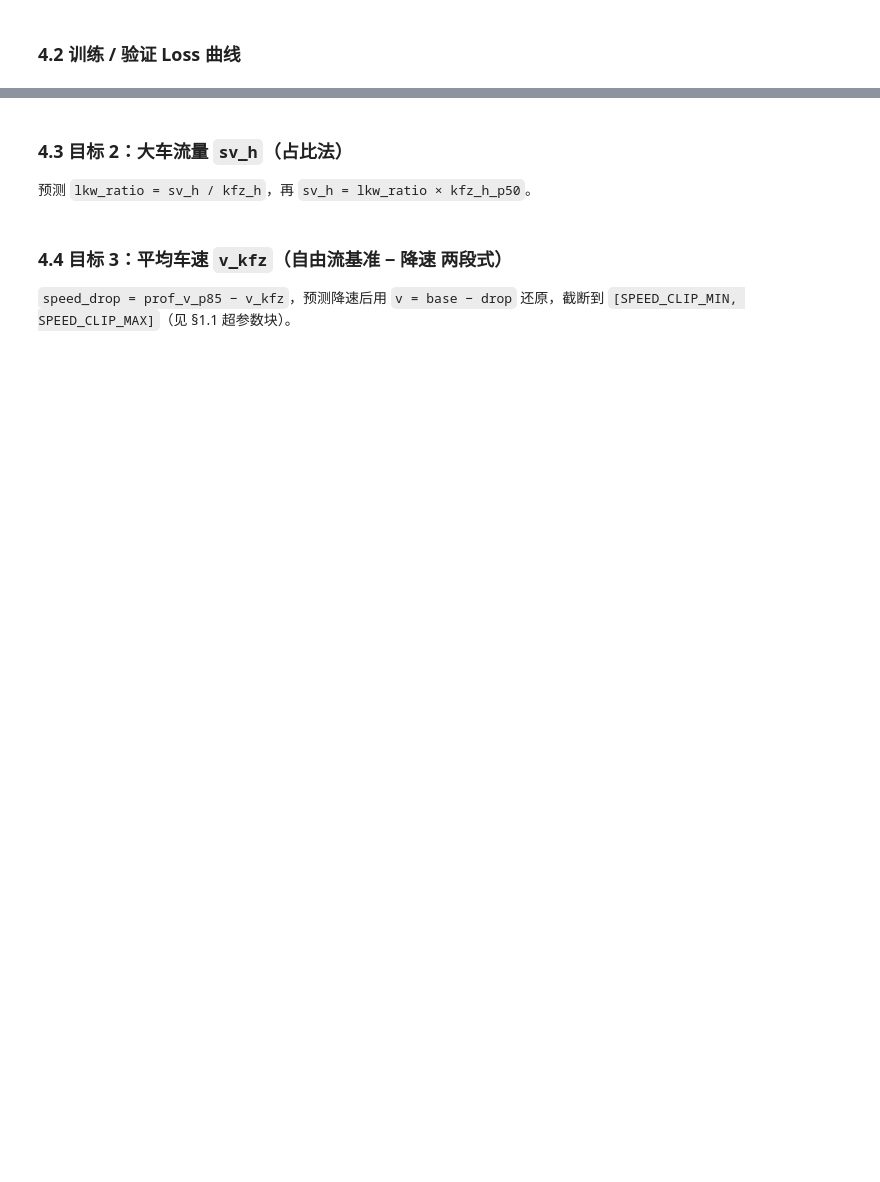
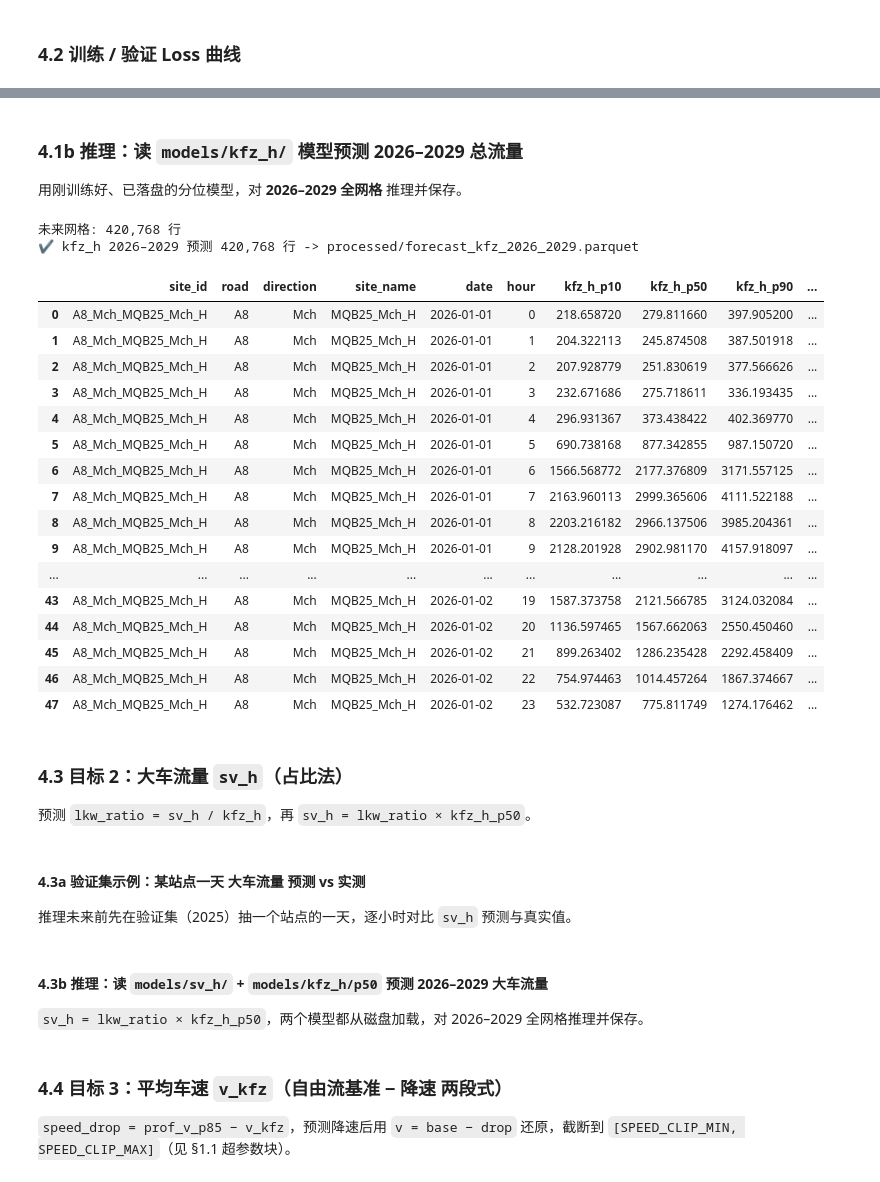
Before and after one commit to ForeverTTT/Autobahn-hackathon, a Jupyter notebook: model/model.ipynb, the cells around one changed output, grey strips where cells are left out. Cells and saved outputs as stored; diff of their text form; code cells hidden in the pictures; blank space fills up the shorter version.

```diff
--- a/model/model.ipynb
+++ b/model/model.ipynb
@@ -691,3 +1099,47 @@ plot_loss_curves(
+# %% [markdown]
+### 4.1b 推理：读 `models/kfz_h/` 模型预测 2026–2029 总流量
+
+用刚训练好、已落盘的分位模型，对 **2026–2029 全网格** 推理并保存。
+# %%
+# 用 models/kfz_h/ 磁盘模型预测未来 2026–2029
+kfz_models = load_kfz_models()   # models/kfz_h/p10.cbm p50.cbm p90.cbm
+
+# 构建一次未来网格，后续 sv_h / v_kfz 推理复用
+try:
+    future_grid
+except NameError:
+    future_grid = build_future_grid()   # 12 站 × 2026–2029 每天 × 24 小时
+print(f"未来网格: {len(future_grid):,} 行")
+
+kfz_fc = future_grid[["site_id", "road", "direction", "site_name", "date", "hour"]].copy()
+for q in QUANTILES:
+    kfz_fc[f"kfz_h_{q}"] = np.clip(predict_features(future_grid, kfz_models[q], FEATURES_KFZ), KFZ_CLIP_MIN, None)
+kfz_fc["interval_width"] = kfz_fc["kfz_h_p90"] - kfz_fc["kfz_h_p10"]
+
+kfz_fc.to_parquet(PROC_DIR / "forecast_kfz_2026_2029.parquet", index=False)
+print(f"✔ kfz_h 2026–2029 预测 {len(kfz_fc):,} 行 -> processed/forecast_kfz_2026_2029.parquet")
+
+display(kfz_fc.head(48))   # 首站点前 2 天（2 × 24 小时）
+# %% [output]
+未来网格: 420,768 行
+✔ kfz_h 2026–2029 预测 420,768 行 -> processed/forecast_kfz_2026_2029.parquet
+|  | site_id | road | direction | site_name | date | hour | kfz_h_p10 | kfz_h_p50 | kfz_h_p90 | ... |
+| 0 | A8_Mch_MQB25_Mch_H | A8 | Mch | MQB25_Mch_H | 2026-01-01 | 0 | 218.658720 | 279.811660 | 397.905200 | ... |
+| 1 | A8_Mch_MQB25_Mch_H | A8 | Mch | MQB25_Mch_H | 2026-01-01 | 1 | 204.322113 | 245.874508 | 387.501918 | ... |
+| 2 | A8_Mch_MQB25_Mch_H | A8 | Mch | MQB25_Mch_H | 2026-01-01 | 2 | 207.928779 | 251.830619 | 377.566626 | ... |
+| 3 | A8_Mch_MQB25_Mch_H | A8 | Mch | MQB25_Mch_H | 2026-01-01 | 3 | 232.671686 | 275.718611 | 336.193435 | ... |
+| 4 | A8_Mch_MQB25_Mch_H | A8 | Mch | MQB25_Mch_H | 2026-01-01 | 4 | 296.931367 | 373.438422 | 402.369770 | ... |
+| 5 | A8_Mch_MQB25_Mch_H | A8 | Mch | MQB25_Mch_H | 2026-01-01 | 5 | 690.738168 | 877.342855 | 987.150720 | ... |
+| 6 | A8_Mch_MQB25_Mch_H | A8 | Mch | MQB25_Mch_H | 2026-01-01 | 6 | 1566.568772 | 2177.376809 | 3171.557125 | ... |
+| 7 | A8_Mch_MQB25_Mch_H | A8 | Mch | MQB25_Mch_H | 2026-01-01 | 7 | 2163.960113 | 2999.365606 | 4111.522188 | ... |
+| 8 | A8_Mch_MQB25_Mch_H | A8 | Mch | MQB25_Mch_H | 2026-01-01 | 8 | 2203.216182 | 2966.137506 | 3985.204361 | ... |
+| 9 | A8_Mch_MQB25_Mch_H | A8 | Mch | MQB25_Mch_H | 2026-01-01 | 9 | 2128.201928 | 2902.981170 | 4157.918097 | ... |
+| ... | ... | ... | ... | ... | ... | ... | ... | ... | ... | ... |
+| 43 | A8_Mch_MQB25_Mch_H | A8 | Mch | MQB25_Mch_H | 2026-01-02 | 19 | 1587.373758 | 2121.566785 | 3124.032084 | ... |
+| 44 | A8_Mch_MQB25_Mch_H | A8 | Mch | MQB25_Mch_H | 2026-01-02 | 20 | 1136.597465 | 1567.662063 | 2550.450460 | ... |
+| 45 | A8_Mch_MQB25_Mch_H | A8 | Mch | MQB25_Mch_H | 2026-01-02 | 21 | 899.263402 | 1286.235428 | 2292.458409 | ... |
+| 46 | A8_Mch_MQB25_Mch_H | A8 | Mch | MQB25_Mch_H | 2026-01-02 | 22 | 754.974463 | 1014.457264 | 1867.374667 | ... |
+| 47 | A8_Mch_MQB25_Mch_H | A8 | Mch | MQB25_Mch_H | 2026-01-02 | 23 | 532.723087 | 775.811749 | 1274.176462 | ... |
 # %% [markdown]
 ### 4.3 目标 2：大车流量 `sv_h`（占比法）
 
@@ -710,3 +1162,7 @@ print("  -> models/lkw_ratio.cbm")
 
 plot_loss_curves({"lkw_ratio (RMSE)": lkw_evals}, "sv_h 占比模型 Loss",
                  best_iters={"lkw_ratio (RMSE)": lkw_model.get_best_iteration()})
+# %% [markdown]
+#### 4.3a 验证集示例：某站点一天 大车流量 预测 vs 实测
+
+推理未来前先在验证集（2025）抽一个站点的一天，逐小时对比 `sv_h` 预测与真实值。
@@ -712,0 +1195,4 @@ plot_loss_curves({"lkw_ratio (RMSE)": lkw_evals}, "sv_h 占比模型 Loss",
+# %% [markdown]
+#### 4.3b 推理：读 `models/sv_h/` + `models/kfz_h/p50` 预测 2026–2029 大车流量
+
+`sv_h = lkw_ratio × kfz_h_p50`，两个模型都从磁盘加载，对 2026–2029 全网格推理并保存。
```
Also changed, not shown: parts of 29 cells of this notebook, 3 other files.
